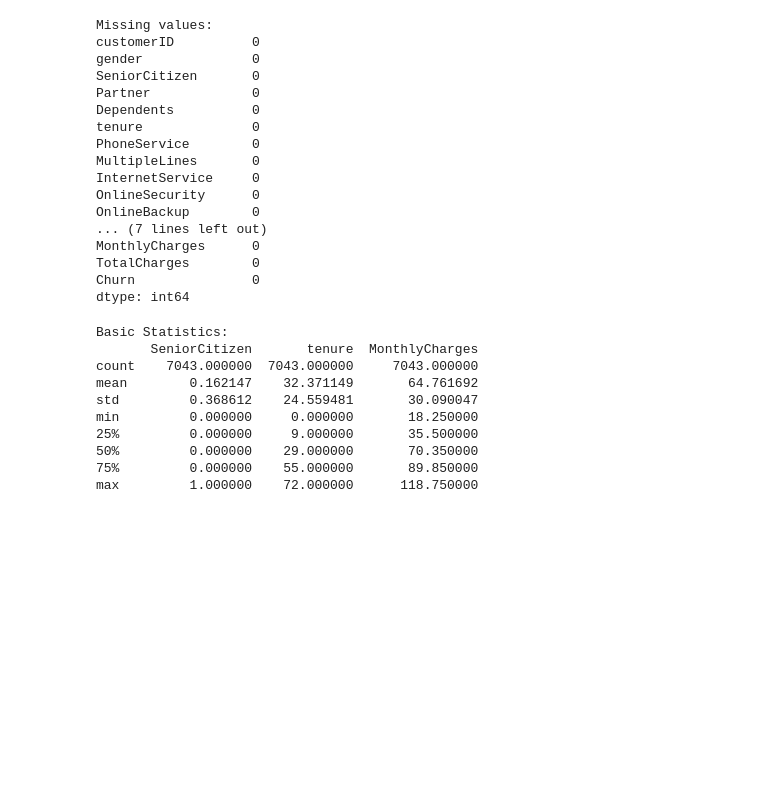
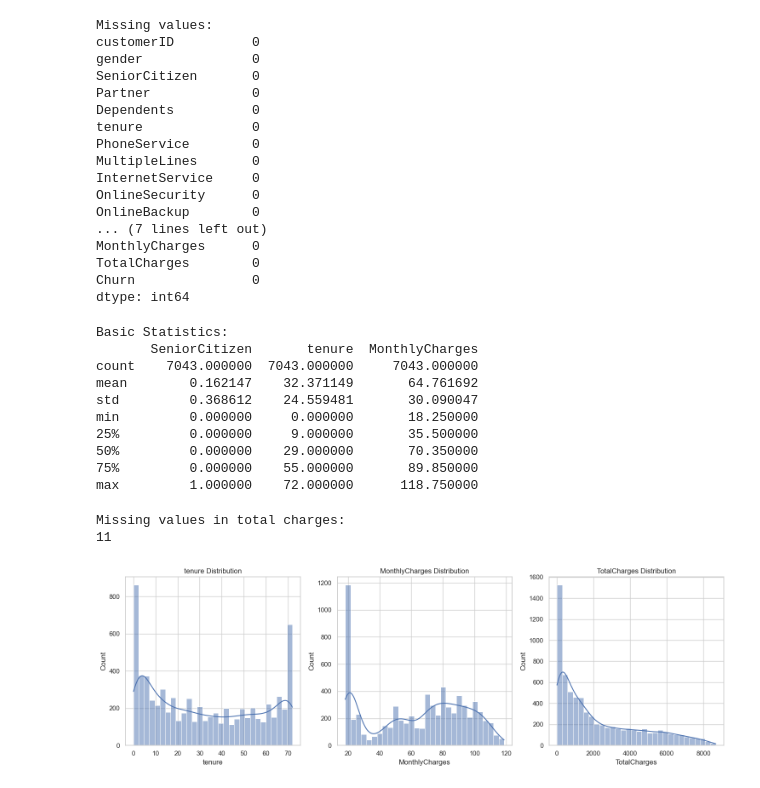
Before and after one commit to mehmoodahmed-0303/CustomerChurnPrediction, a Jupyter notebook: ChurnPrediction.ipynb, the cells around one changed output. Cells and saved outputs as stored; diff of their text form; code cells hidden in the pictures; blank space fills up the shorter version.

Commit message:
EDA finding with visualization

```diff
--- a/ChurnPrediction.ipynb
+++ b/ChurnPrediction.ipynb
@@ -3,4 +5,5 @@ import pandas as pd
 # %%
+sns.set(style="whitegrid")
 data = pd.read_csv("WA_Fn-UseC_-Telco-Customer-Churn.csv")
 # %%
 print("first five rows of dataset:")
@@ -79,3 +82,24 @@ min         0.000000     0.000000       18.250000
 50%         0.000000    29.000000       70.350000
 75%         0.000000    55.000000       89.850000
 max         1.000000    72.000000      118.750000
+# %%
+data['TotalCharges'] = pd.to_numeric(data['TotalCharges'], errors='coerce')
+# %%
+numerical_cols = ['tenure','MonthlyCharges','TotalCharges']
+# %%
+# Missing values in total charges
+print(f"Missing values in total charges:\n{data['TotalCharges'].isnull().sum()}")
+# %% [output]
+Missing values in total charges:
+11
+# %%
+plt.figure(figsize=(15,5))
+for i, col in enumerate(numerical_cols, 1):
+    plt.subplot(1,3,i)
+    sns.histplot(data[col], bins=30, kde=True)
+    plt.title(f"{col} Distribution")
+
+plt.tight_layout()
+plt.show()
+# %% [output]
+[figure, added]
```
Also changed, not shown: parts of 4 cells of this notebook.
